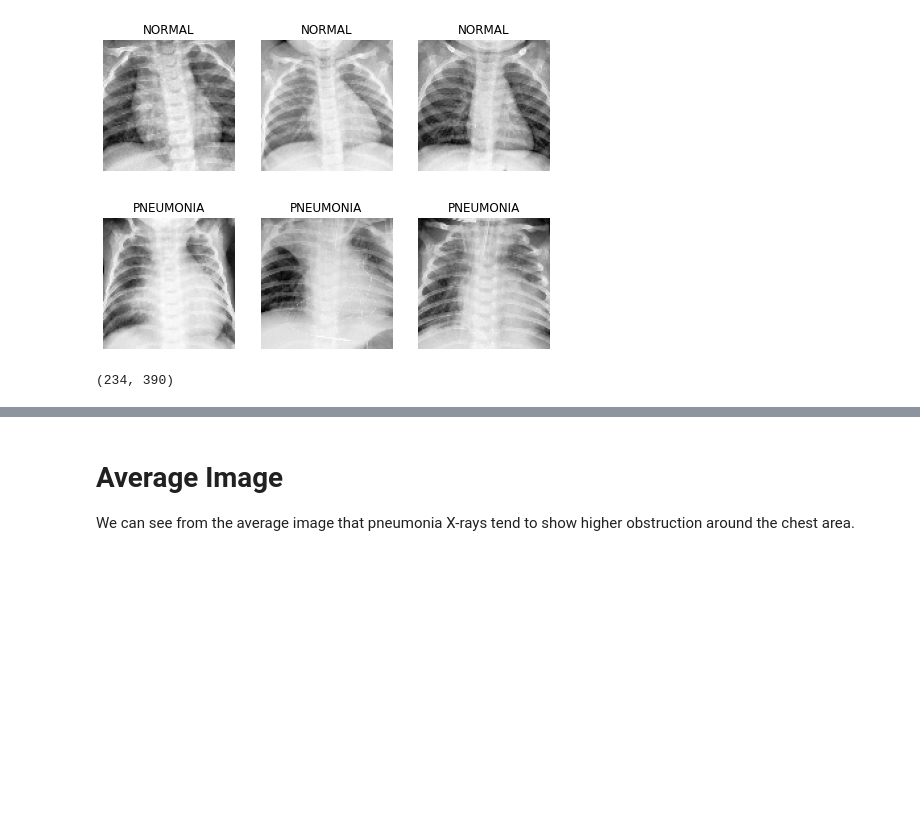
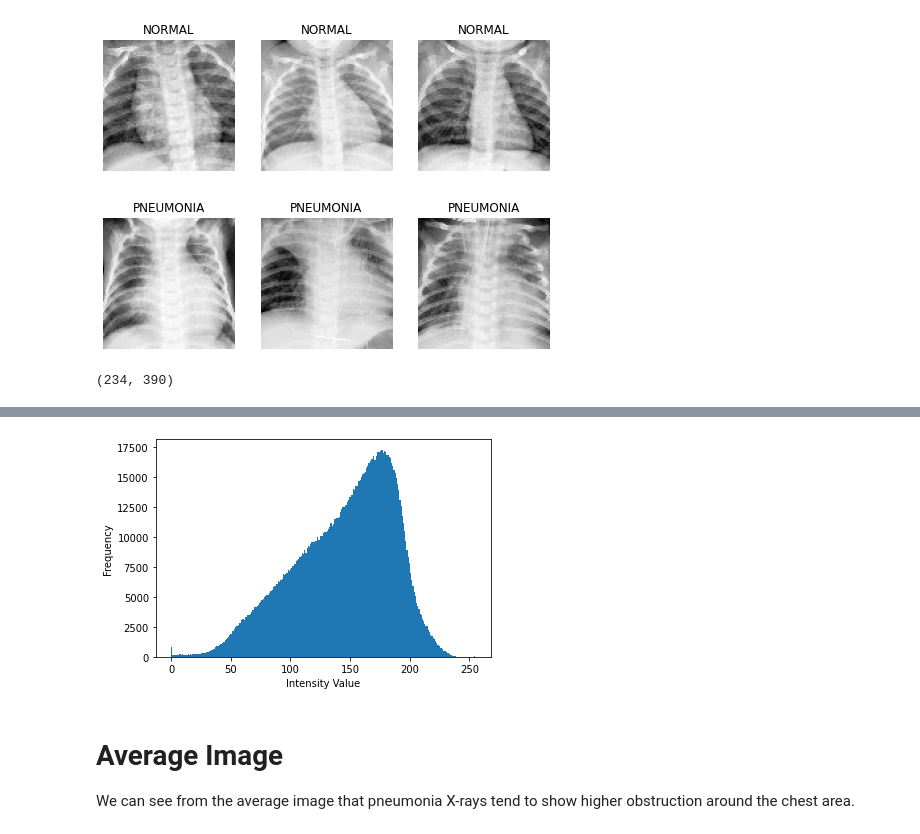
Before and after one commit to Shrey-Viradiya/Pneumonia_Detection, a Jupyter notebook: dataviz.ipynb, the cells around one changed output, grey strips where cells are left out. Saved outputs shown, nothing was run; the diff lists cells and outputs as text; code cells hidden in the pictures; blank space fills up the shorter version.

```diff
--- a/dataviz.ipynb
+++ b/dataviz.ipynb
@@ -118,3 +128,10 @@ pnemonia_images = img2np(f'/content/data/Corona_Classification_data/test/INFECTE
+# %%
+ax = plt.hist(pnemonia_images.ravel(), bins = 256)
+plt.xlabel('Intensity Value')
+plt.ylabel('Frequency')
+plt.show()
+# %% [output]
+[figure, added]
 # %% [markdown]
 # Average Image
 We can see from the average image that pneumonia X-rays tend to show higher obstruction around the chest area.
```
Also changed, not shown: parts of 2 cells of this notebook.
